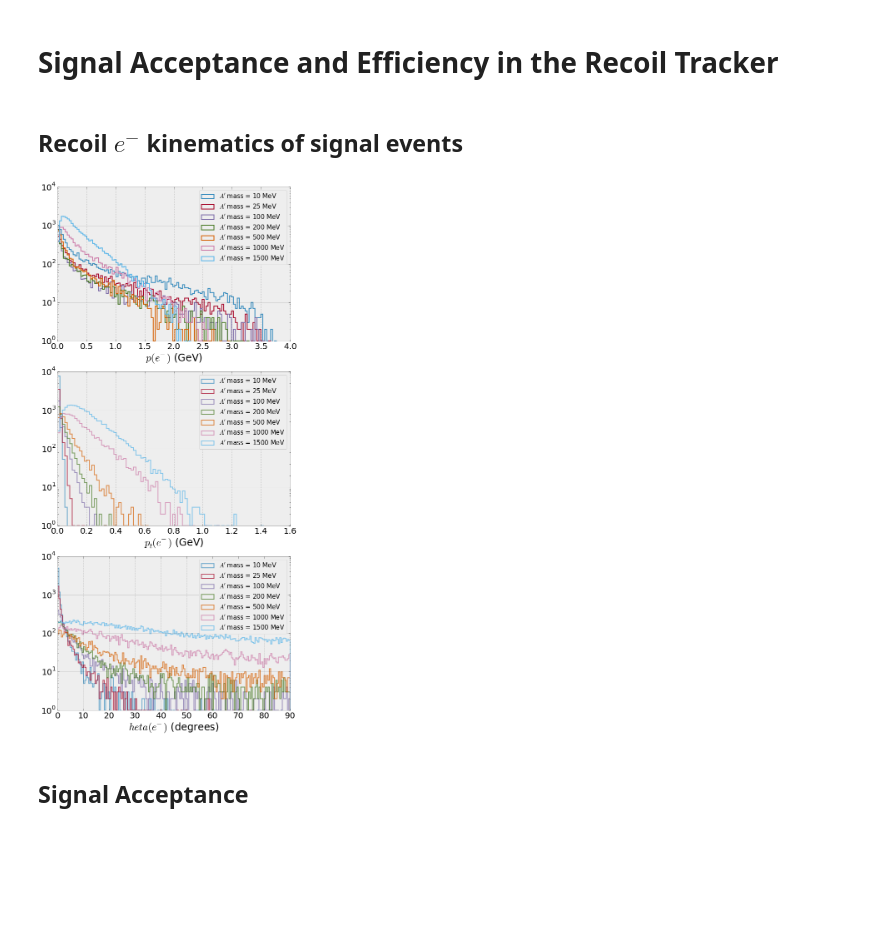
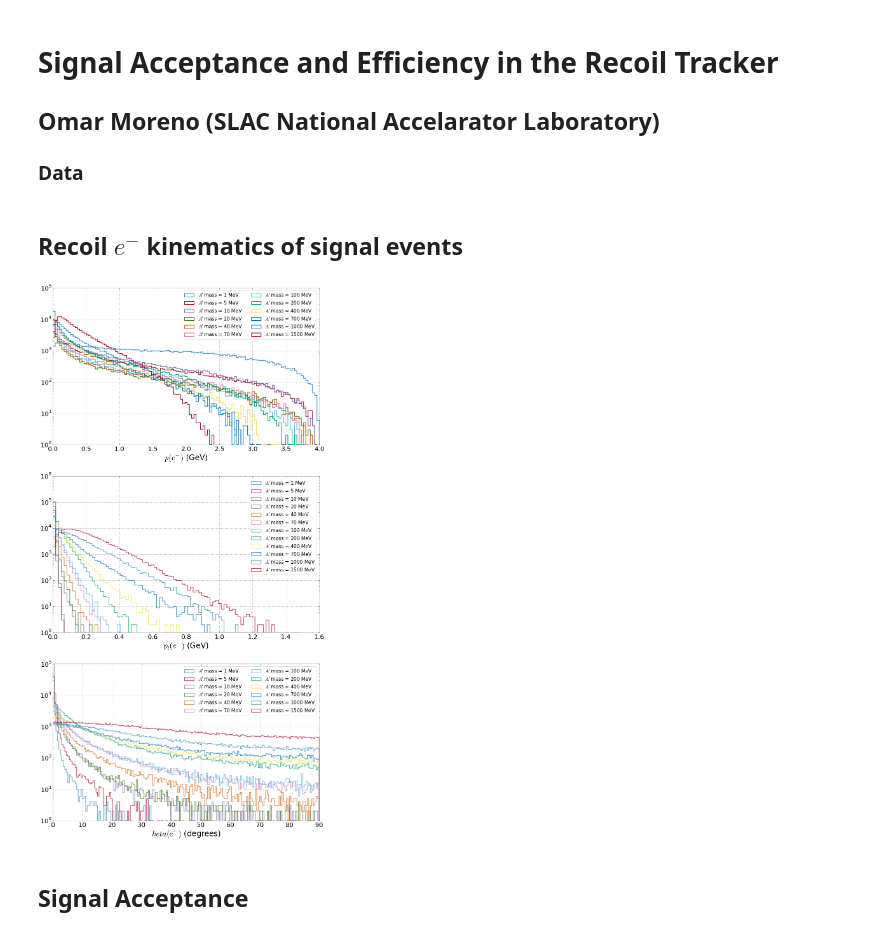
Before and after one commit to omar-moreno/ldmx-analysis, a Jupyter notebook: python/nb/ldmx_recoil_tracker_signal_studies.ipynb, the cells around one changed output. Drawn from its saved outputs; the diff is of its cells as text; code cells hidden in the pictures; blank space fills up the shorter version.

Commit message:
Update to use the new set of signal files.

```diff
--- a/python/nb/ldmx_recoil_tracker_signal_studies.ipynb
+++ b/python/nb/ldmx_recoil_tracker_signal_studies.ipynb
@@ -1,5 +1,9 @@
 # %% [markdown]
-# Signal Acceptance and Efficiency in the Recoil Tracker
+# Signal Acceptance and Efficiency in the Recoil Tracker #
+
+## Omar Moreno (SLAC National Accelarator Laboratory) ##
+
+### Data ###
 # %%
 # This allows matplotlib plots to be shown inline
 %matplotlib inline
@@ -13,6 +17,8 @@ import root_numpy as rnp
 
 plt.style.use('bmh')
 matplotlib.rcParams.update({'font.size': 20})
+matplotlib.rcParams['axes.facecolor'] = 'white'
+matplotlib.rcParams['legend.numpoints'] = 1
 # %%
 def binomial_error(total, passing) :
     return (1/total)*math.sqrt(passing*(1-passing/total))
@@ -45,34 +51,34 @@ sim_hit_time  = results_rec['sim_hit_time']
 ## Recoil $e^{-}$ kinematics of signal events
 # %%
 # Create the figure
-fig, (ax0, ax1, ax2) = plt.subplots(nrows=3, ncols=1, figsize=(10, 22.5))
+fig, (ax0, ax1, ax2) = plt.subplots(nrows=3, ncols=1, figsize=(15, 30))
 
 bins_p  = np.linspace(0, 4, 120)
 bins_pt = np.linspace(0, 1.5, 90)
 bins_theta = np.linspace(0, 90, 180)
 
 for mass in ap_masses :
     ax0.hist(recoil_p[ap_mass == mass], bins=bins_p, histtype='step', linewidth=2,
              label="$A'$ mass = " + str(int(round(mass*1000, 0))) + " MeV")
     ax1.hist(recoil_pt[ap_mass == mass], bins=bins_pt, alpha=0.7, histtype='step', linewidth=2,
              label="$A'$ mass = " + str(int(round(mass*1000, 0))) + " MeV")
     ax2.hist(theta[ap_mass == mass], bins=bins_theta, alpha=0.7, histtype='step', linewidth=2,
              label="$A'$ mass = " + str(int(round(mass*1000, 0))) + " MeV")
 
 
 ax0.set_xlabel("$p(e^{-})$ (GeV)")
 ax0.set_yscale("log")
-ax0.legend(fontsize=15)
+ax0.legend(fontsize=15, ncol=2)
 
 ax1.set_xlabel("$p_{t}(e^{-})$ (GeV)")
 ax1.set_yscale("log")
 ax1.legend(fontsize=15)
 
 ax2.set_xlabel("$\theta(e^{-})$ (degrees)")
 ax2.set_yscale("log")
-ax2.legend(fontsize=15);
+ax2.legend(fontsize=15, ncol=2);
 # %% [output]
-[figure, old version]
+[figure, new version]
 # %% [markdown]
 ## Signal Acceptance
 # %%
```
Also changed, not shown: parts of 1 cell of this notebook.
